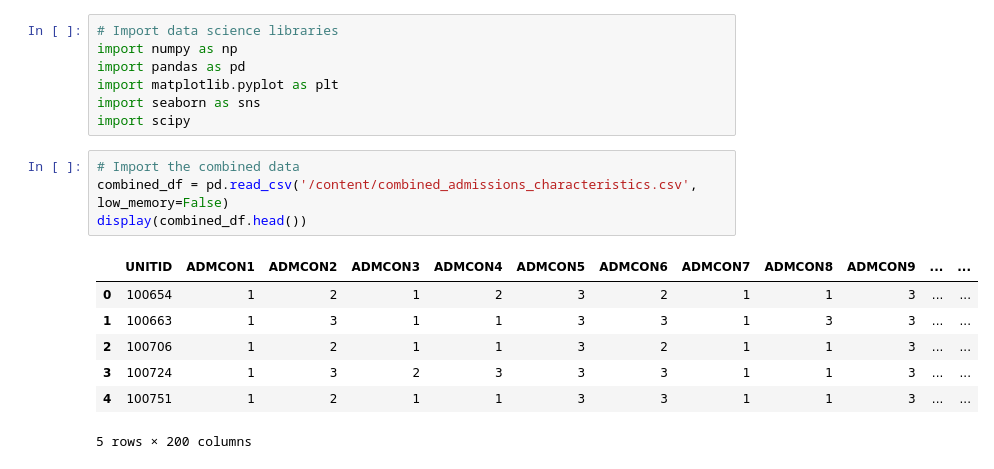
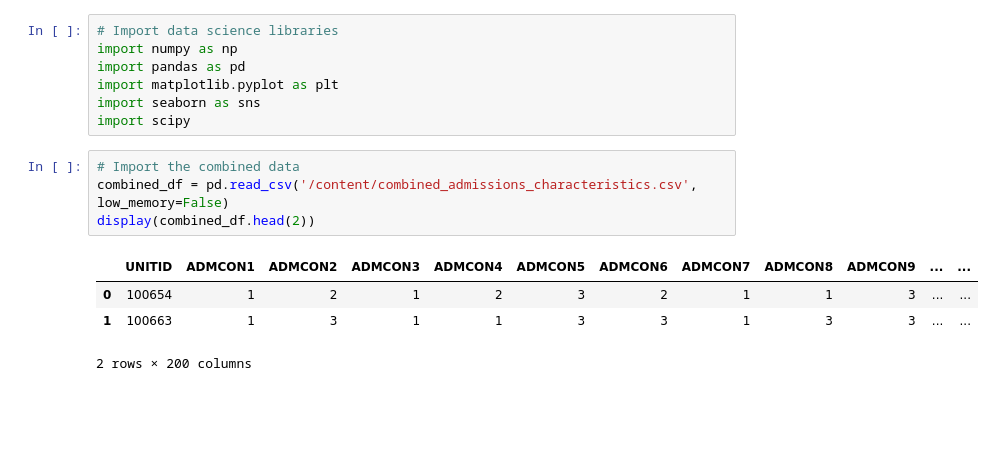
Before and after one commit to Ceerogreen/DS4002CS3, a Jupyter notebook: Scripts/descriptive_graphs2.ipynb, the cells around one changed output. Saved outputs shown, nothing was run; the diff lists cells and outputs as text; blank space fills up the shorter version.

```diff
--- a/Scripts/descriptive_graphs2.ipynb
+++ b/Scripts/descriptive_graphs2.ipynb
@@ -8,12 +8,9 @@ import scipy
 # %%
 # Import the combined data
 combined_df = pd.read_csv('/content/combined_admissions_characteristics.csv', low_memory=False)
-display(combined_df.head())
+display(combined_df.head(2))
 # %% [output]
 |  | UNITID | ADMCON1 | ADMCON2 | ADMCON3 | ADMCON4 | ADMCON5 | ADMCON6 | ADMCON7 | ADMCON8 | ADMCON9 | ... | ... |
 | 0 | 100654 | 1 | 2 | 1 | 2 | 3 | 2 | 1 | 1 | 3 | ... | ... |
 | 1 | 100663 | 1 | 3 | 1 | 1 | 3 | 3 | 1 | 3 | 3 | ... | ... |
-| 2 | 100706 | 1 | 2 | 1 | 1 | 3 | 2 | 1 | 1 | 3 | ... | ... |
-| 3 | 100724 | 1 | 3 | 2 | 3 | 3 | 3 | 1 | 1 | 3 | ... | ... |
-| 4 | 100751 | 1 | 2 | 1 | 1 | 3 | 3 | 1 | 1 | 3 | ... | ... |
-5 rows × 200 columns
+2 rows × 200 columns
```
Also changed, not shown: parts of 3 cells of this notebook.
